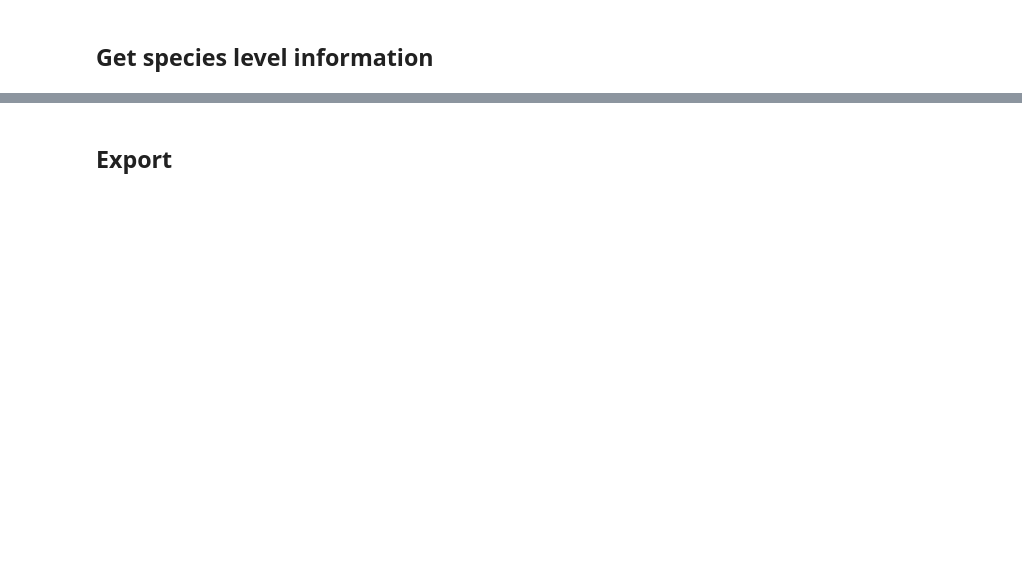
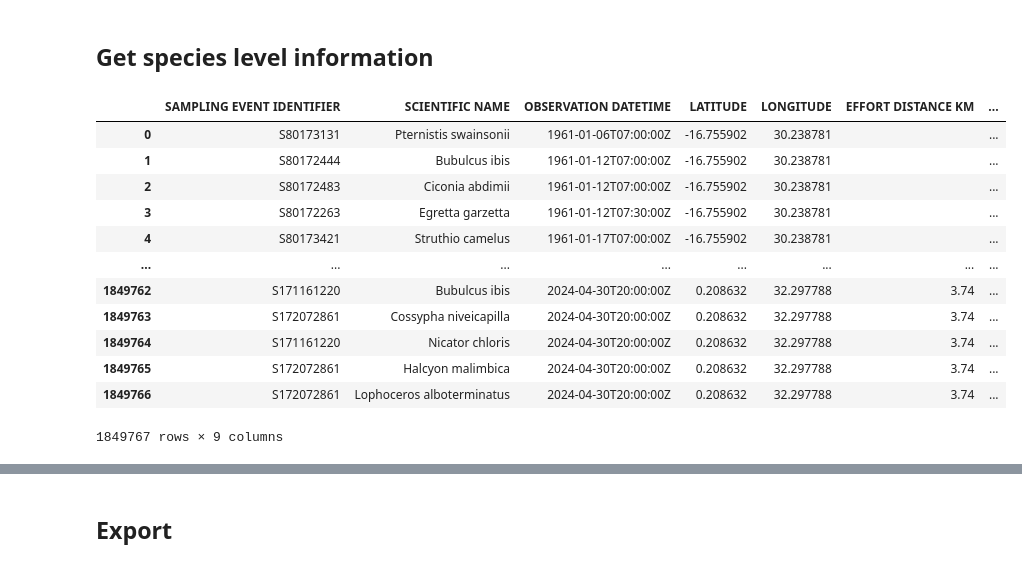
Before and after one commit to Rafnuss/eBird2ABAP, a Jupyter notebook: notebook/eBird2Card.ipynb, the cells around one changed output, grey strips where cells are left out. Saved outputs shown, nothing was run; the diff lists cells and outputs as text; code cells hidden in the pictures; blank space fills up the shorter version.

```diff
--- a/notebook/eBird2Card.ipynb
+++ b/notebook/eBird2Card.ipynb
@@ -131,0 +159,3 @@ card.sort_values(by='CARD', inplace=True)
+# %%
+# Apply the function defined above for each pentad-observer at the same time (makes operation much faster)
+checkday_long_card = checkday_long.groupby("pentad_observer").apply(checkday_pentad_observer, include_groups=False).reset_index()
@@ -182,0 +188,13 @@ for index, row in card.iterrows():
+# %%
+# Filter for checklist with pentad and observer present in card
+chk_keep = chk[ (chk['KEEP PENTAD']) & ((chk['PENTAD']+chk['OBSERVER ID']).isin((card['PENTAD']+card['OBSERVER ID'])))]
+# %%
+# Combine all possible card for all checklists with the same observer and pentad.
+chk_card = pd.merge(
+    chk_keep, # .loc[:,['OBSERVER ID', 'PENTAD', "SAMPLING EVENT IDENTIFIER", "OBSERVATION DATE"]],
+    card,
+    on=['OBSERVER ID', 'PENTAD'], suffixes=('_chk', '_card'), how="left")
+
+# Filter for date within the 5 days
+duration = (chk_card['OBSERVATION DATE_chk'] - chk_card['OBSERVATION DATE_card']).dt.days
+chk_card = chk_card[(duration>=0) & (duration<5)]
@@ -184,12 +232,15 @@ for index, row in card.iterrows():
 ## Get species level information
 # %%
 # Filter the full dataset to get only the checklist  valid...
-all_checklists = [item for x in d for item in x["Checklists"]]
-ebd0f = ebd0.loc[ebd0["SAMPLING EVENT IDENTIFIER"].isin(all_checklists),["SAMPLING EVENT IDENTIFIER", "SCIENTIFIC NAME", "OBSERVATION DATETIME"]]
+ebd_f = ebd.loc[ebd["SAMPLING EVENT IDENTIFIER"].isin(chk_card["SAMPLING EVENT IDENTIFIER"]),["SAMPLING EVENT IDENTIFIER", "SCIENTIFIC NAME", "OBSERVATION DATETIME", "LATITUDE", "LONGITUDE", "EFFORT DISTANCE KM"]]
 
 # Add card No
-ebd0f = pd.merge(ebd0f, ebd.loc[:,["SAMPLING EVENT IDENTIFIER", "CARD"]], left_on="SAMPLING EVENT IDENTIFIER", right_on="SAMPLING EVENT IDENTIFIER", how="left")
+ebd_f = pd.merge(
+    ebd_f,
+    chk_card.loc[:,["SAMPLING EVENT IDENTIFIER", "CARD"]],
+    on="SAMPLING EVENT IDENTIFIER",
+    how="left")
 
 # Keep a unique list of card-species (remove duplicate species in the same card)
-ebd0f.sort_values(by="OBSERVATION DATETIME", inplace=True) # SHould have been done already above, but necessary for keep="first"
-ebd0fu = ebd0f.drop_duplicates(subset=["CARD", "SCIENTIFIC NAME"], keep='first')
+ebd_f.sort_values(by="OBSERVATION DATETIME", inplace=True) # SHould have been done already above, but necessary for keep="first"
+ebd_f_u = ebd_f.drop_duplicates(subset=["CARD", "SCIENTIFIC NAME"], keep='first')
@@ -205,2 +247,30 @@ ebd0fus["SEQ"] = ebd0fus.groupby("CARD")["OBSERVATION DATETIME"].rank(method="mi
+# %%
+# Add ADU number
+ebd_f_u_sp = pd.merge(ebd_f_u, species_match, how="left")
+
+# Set un-macthed species to undefined
+ebd_f_u_sp['ADU'] = ebd_f_u_sp['ADU'].fillna(0)
+
+# Compute the sequence of records based on datetime entry
+ebd_f_u_sp["SEQ"] = ebd_f_u_sp.groupby("CARD")["OBSERVATION DATETIME"].rank(method="min").astype(int) # dense t
+
+ebd_f_u_sp['EFFORT DISTANCE KM'] = ebd_f_u_sp['EFFORT DISTANCE KM'].fillna('')
+
+ebd_f_u_sp['OBSERVATION DATETIME'] = ebd_f_u_sp['OBSERVATION DATETIME'].dt.strftime('%Y-%m-%dT%H:%M:%SZ')
+ebd_f_u_sp
+# %% [output]
+|  | SAMPLING EVENT IDENTIFIER | SCIENTIFIC NAME | OBSERVATION DATETIME | LATITUDE | LONGITUDE | EFFORT DISTANCE KM | ... |
+| 0 | S80173131 | Pternistis swainsonii | 1961-01-06T07:00:00Z | -16.755902 | 30.238781 |  | ... |
+| 1 | S80172444 | Bubulcus ibis | 1961-01-12T07:00:00Z | -16.755902 | 30.238781 |  | ... |
+| 2 | S80172483 | Ciconia abdimii | 1961-01-12T07:00:00Z | -16.755902 | 30.238781 |  | ... |
+| 3 | S80172263 | Egretta garzetta | 1961-01-12T07:30:00Z | -16.755902 | 30.238781 |  | ... |
+| 4 | S80173421 | Struthio camelus | 1961-01-17T07:00:00Z | -16.755902 | 30.238781 |  | ... |
+| ... | ... | ... | ... | ... | ... | ... | ... |
+| 1849762 | S171161220 | Bubulcus ibis | 2024-04-30T20:00:00Z | 0.208632 | 32.297788 | 3.74 | ... |
+| 1849763 | S172072861 | Cossypha niveicapilla | 2024-04-30T20:00:00Z | 0.208632 | 32.297788 | 3.74 | ... |
+| 1849764 | S171161220 | Nicator chloris | 2024-04-30T20:00:00Z | 0.208632 | 32.297788 | 3.74 | ... |
+| 1849765 | S172072861 | Halcyon malimbica | 2024-04-30T20:00:00Z | 0.208632 | 32.297788 | 3.74 | ... |
+| 1849766 | S172072861 | Lophoceros alboterminatus | 2024-04-30T20:00:00Z | 0.208632 | 32.297788 | 3.74 | ... |
+1849767 rows × 9 columns
 # %%
 # Extract the species list per card as a cell for vectorized computation
```
Also changed, not shown: parts of 24 cells of this notebook, 1 other file.
